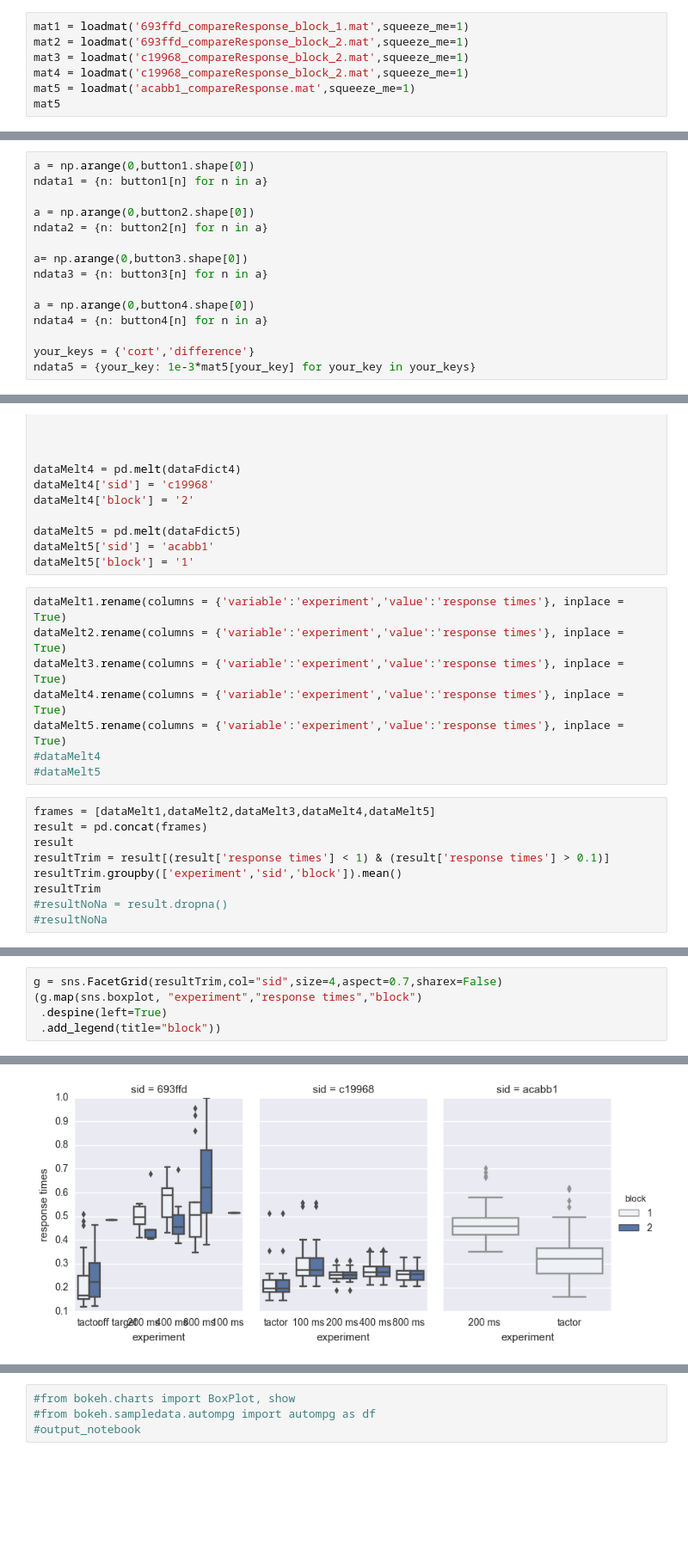
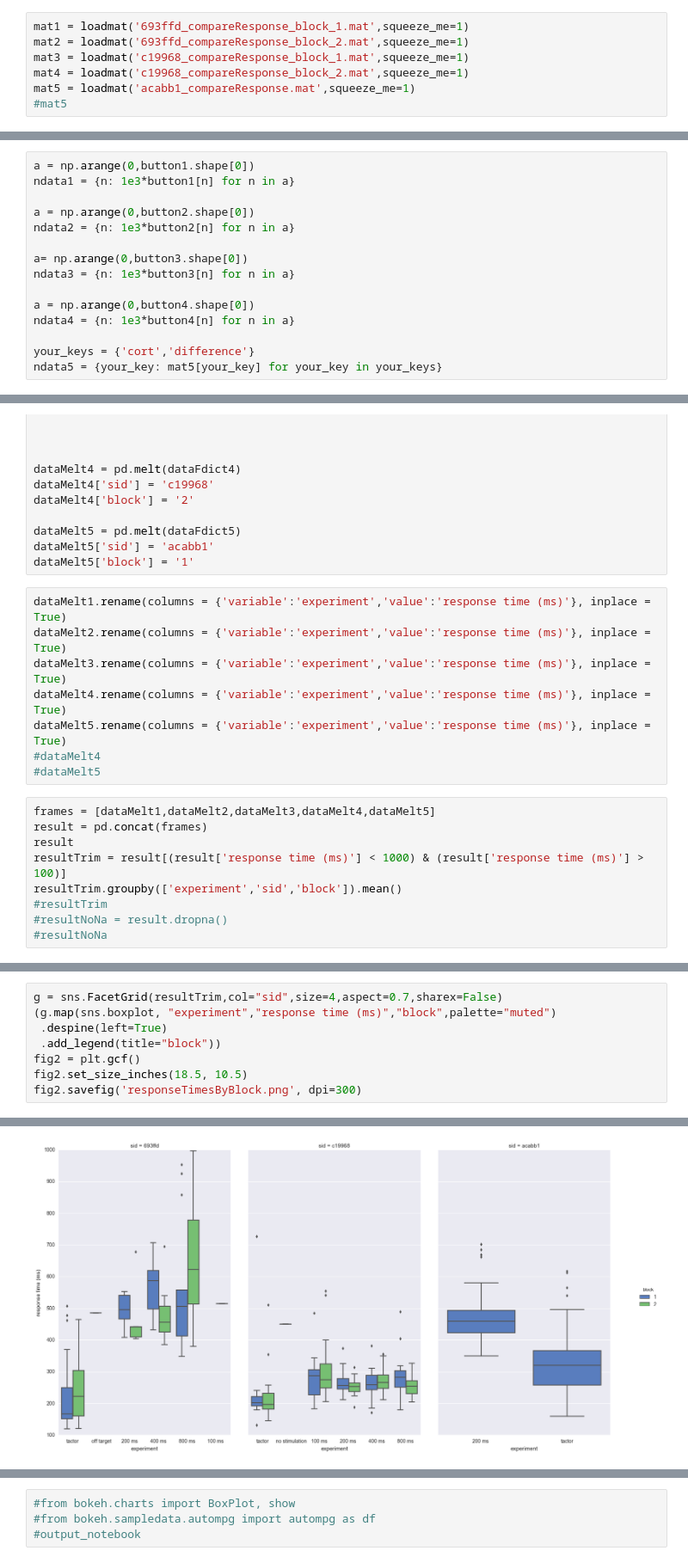
Before and after one commit to davidjuliancaldwell/StimulationResponseTimingPython, a Jupyter notebook: PlottingMatlabData.ipynb, the cells around one changed output, grey strips where cells are left out. Shown at 86% size. Drawn from its saved outputs; the diff is of its cells as text; blank space fills up the shorter version.

Commit message:
produced figures of response timing analysis for distribution

```diff
--- a/PlottingMatlabData.ipynb
+++ b/PlottingMatlabData.ipynb
@@ -20,7 +20,7 @@ Loading BokehJS ...
 # %%
 mat1 = loadmat('693ffd_compareResponse_block_1.mat',squeeze_me=1)
 mat2 = loadmat('693ffd_compareResponse_block_2.mat',squeeze_me=1)
-mat3 = loadmat('c19968_compareResponse_block_2.mat',squeeze_me=1)
+mat3 = loadmat('c19968_compareResponse_block_1.mat',squeeze_me=1)
 mat4 = loadmat('c19968_compareResponse_block_2.mat',squeeze_me=1)
 mat5 = loadmat('acabb1_compareResponse.mat',squeeze_me=1)
-mat5
+#mat5
@@ -51,16 +33,16 @@ button3 = mat3['buttonLocs']
 button4 = mat4['buttonLocs']
 # %%
 a = np.arange(0,button1.shape[0])
-ndata1 = {n: button1[n] for n in a}
+ndata1 = {n: 1e3*button1[n] for n in a}
 
 a = np.arange(0,button2.shape[0])
-ndata2 = {n: button2[n] for n in a}
+ndata2 = {n: 1e3*button2[n] for n in a}
 
 a= np.arange(0,button3.shape[0])
-ndata3 = {n: button3[n] for n in a}
+ndata3 = {n: 1e3*button3[n] for n in a}
 
 a = np.arange(0,button4.shape[0])
-ndata4 = {n: button4[n] for n in a}
+ndata4 = {n: 1e3*button4[n] for n in a}
 
 your_keys = {'cort','difference'}
-ndata5 = {your_key: 1e-3*mat5[your_key] for your_key in your_keys}
+ndata5 = {your_key: mat5[your_key] for your_key in your_keys}
@@ -124,20 +88,20 @@ dataMelt5 = pd.melt(dataFdict5)
 dataMelt5['sid'] = 'acabb1'
 dataMelt5['block'] = '1'
 # %%
-dataMelt1.rename(columns = {'variable':'experiment','value':'response times'}, inplace = True)
-dataMelt2.rename(columns = {'variable':'experiment','value':'response times'}, inplace = True)
-dataMelt3.rename(columns = {'variable':'experiment','value':'response times'}, inplace = True)
-dataMelt4.rename(columns = {'variable':'experiment','value':'response times'}, inplace = True)
-dataMelt5.rename(columns = {'variable':'experiment','value':'response times'}, inplace = True)
+dataMelt1.rename(columns = {'variable':'experiment','value':'response time (ms)'}, inplace = True)
+dataMelt2.rename(columns = {'variable':'experiment','value':'response time (ms)'}, inplace = True)
+dataMelt3.rename(columns = {'variable':'experiment','value':'response time (ms)'}, inplace = True)
+dataMelt4.rename(columns = {'variable':'experiment','value':'response time (ms)'}, inplace = True)
+dataMelt5.rename(columns = {'variable':'experiment','value':'response time (ms)'}, inplace = True)
 #dataMelt4
 #dataMelt5
 # %%
 frames = [dataMelt1,dataMelt2,dataMelt3,dataMelt4,dataMelt5]
 result = pd.concat(frames)
 result
-resultTrim = result[(result['response times'] < 1) & (result['response times'] > 0.1)]
+resultTrim = result[(result['response time (ms)'] < 1000) & (result['response time (ms)'] > 100)]
 resultTrim.groupby(['experiment','sid','block']).mean()
-resultTrim
+#resultTrim
 #resultNoNa = result.dropna()
 #resultNoNa
 # %% [output]
@@ -168,6 +135,9 @@ frame1 = sns.boxplot(x = 'experiment',y='response times',hue='sid', data = resul
 # %%
 g = sns.FacetGrid(resultTrim,col="sid",size=4,aspect=0.7,sharex=False)
-(g.map(sns.boxplot, "experiment","response times","block")
+(g.map(sns.boxplot, "experiment","response time (ms)","block",palette="muted")
  .despine(left=True)
  .add_legend(title="block"))
+fig2 = plt.gcf()
+fig2.set_size_inches(18.5, 10.5)
+fig2.savefig('responseTimesByBlock.png', dpi=300)
 # %% [output]
@@ -175 +144 @@ g = sns.FacetGrid(resultTrim,col="sid",size=4,aspect=0.7,sharex=False)
-[figure, old version]
+[figure, new version]
```
Also changed, not shown: parts of 28 cells of this notebook, 5 other files.
